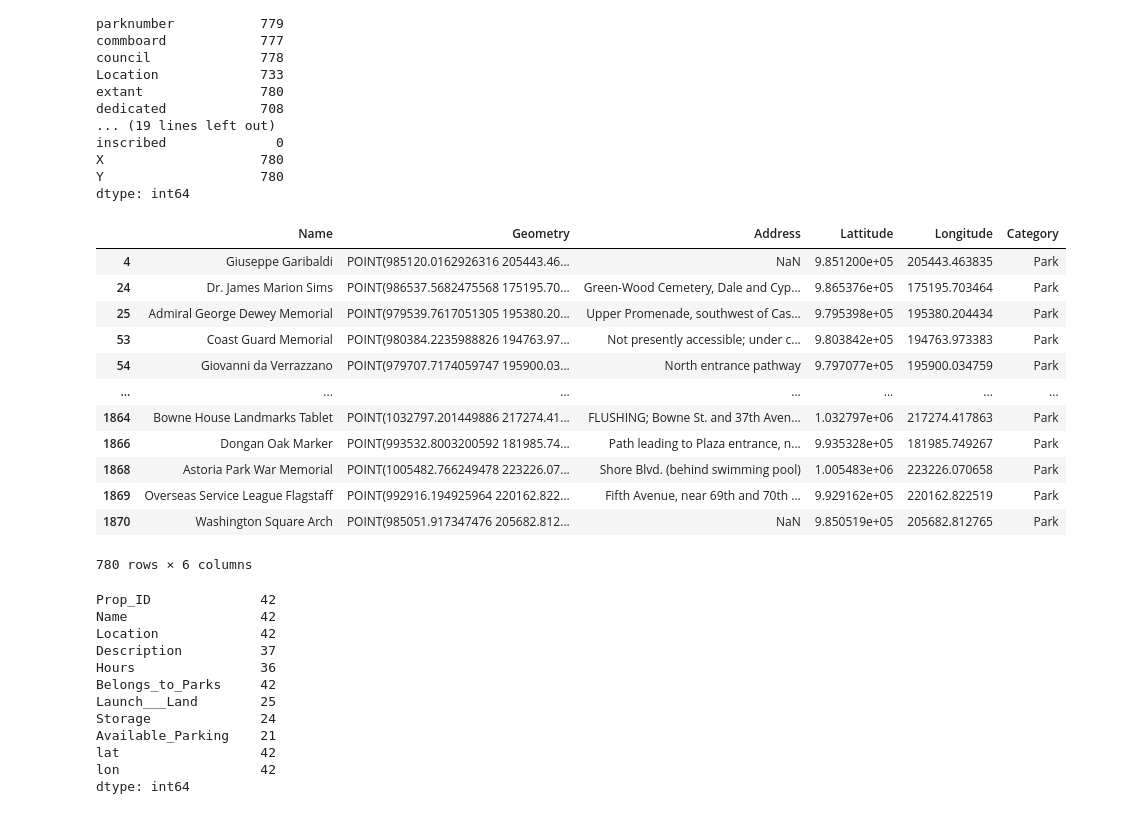
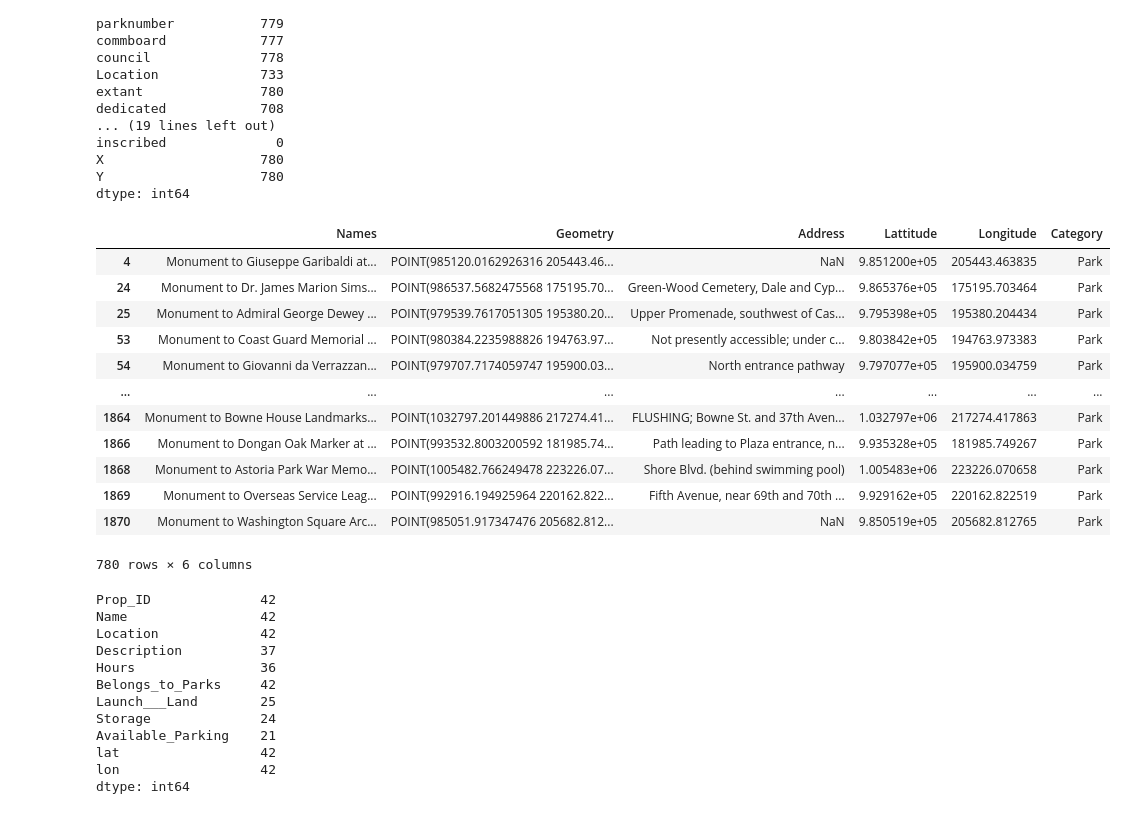
Before and after one commit to js816/New_York_-_London_Weather_Predictions, a Jupyter notebook: Attractions_data_EDA_and_cleanup.ipynb, the cells around one changed output. Drawn from its saved outputs; the diff is of its cells as text; code cells hidden in the pictures.

```diff
--- a/Attractions_data_EDA_and_cleanup.ipynb
+++ b/Attractions_data_EDA_and_cleanup.ipynb
@@ -214,27 +214,27 @@ X                    780
 Y                    780
 dtype: int64
 # %%
-parks_df = pd.DataFrame(columns=["Name", "Geometry", "Address", "Lattitude", "Longitude", "Category"])
-parks_df["Name"] = monuments_filtered["name"]
+parks_df = pd.DataFrame(columns=["Names", "Geometry", "Address", "Lattitude", "Longitude", "Category"])
+parks_df["Names"] = "Monument to " + monuments_filtered["name"] + " at " + monuments_filtered["parkname"]
 parks_df["Geometry"] = "POINT(" + monuments_filtered["X"].astype(str) + " " + monuments_filtered["Y"].astype(str) + ")"
 parks_df["Address"] = monuments_filtered["Location"]
 parks_df["Category"] = "Park"
 parks_df["Lattitude"] = monuments_filtered["X"]
 parks_df["Longitude"] = monuments_filtered["Y"]
 parks_df
 # %% [output]
-|  | Name | Geometry | Address | Lattitude | Longitude | Category |
-| 4 | Giuseppe Garibaldi | POINT(985120.0162926316 205443.46... | NaN | 9.851200e+05 | 205443.463835 | Park |
-| 24 | Dr. James Marion Sims | POINT(986537.5682475568 175195.70... | Green-Wood Cemetery, Dale and Cyp... | 9.865376e+05 | 175195.703464 | Park |
-| 25 | Admiral George Dewey Memorial | POINT(979539.7617051305 195380.20... | Upper Promenade, southwest of Cas... | 9.795398e+05 | 195380.204434 | Park |
-| 53 | Coast Guard Memorial | POINT(980384.2235988826 194763.97... | Not presently accessible; under c... | 9.803842e+05 | 194763.973383 | Park |
-| 54 | Giovanni da Verrazzano | POINT(979707.7174059747 195900.03... | North entrance pathway | 9.797077e+05 | 195900.034759 | Park |
+|  | Names | Geometry | Address | Lattitude | Longitude | Category |
+| 4 | Monument to Giuseppe Garibaldi at... | POINT(985120.0162926316 205443.46... | NaN | 9.851200e+05 | 205443.463835 | Park |
+| 24 | Monument to Dr. James Marion Sims... | POINT(986537.5682475568 175195.70... | Green-Wood Cemetery, Dale and Cyp... | 9.865376e+05 | 175195.703464 | Park |
+| 25 | Monument to Admiral George Dewey ... | POINT(979539.7617051305 195380.20... | Upper Promenade, southwest of Cas... | 9.795398e+05 | 195380.204434 | Park |
+| 53 | Monument to Coast Guard Memorial ... | POINT(980384.2235988826 194763.97... | Not presently accessible; under c... | 9.803842e+05 | 194763.973383 | Park |
+| 54 | Monument to Giovanni da Verrazzan... | POINT(979707.7174059747 195900.03... | North entrance pathway | 9.797077e+05 | 195900.034759 | Park |
 | ... | ... | ... | ... | ... | ... | ... |
-| 1864 | Bowne House Landmarks Tablet | POINT(1032797.201449886 217274.41... | FLUSHING; Bowne St. and 37th Aven... | 1.032797e+06 | 217274.417863 | Park |
-| 1866 | Dongan Oak Marker | POINT(993532.8003200592 181985.74... | Path leading to Plaza entrance, n... | 9.935328e+05 | 181985.749267 | Park |
-| 1868 | Astoria Park War Memorial | POINT(1005482.766249478 223226.07... | Shore Blvd. (behind swimming pool) | 1.005483e+06 | 223226.070658 | Park |
-| 1869 | Overseas Service League Flagstaff | POINT(992916.194925964 220162.822... | Fifth Avenue, near 69th and 70th ... | 9.929162e+05 | 220162.822519 | Park |
-| 1870 | Washington Square Arch | POINT(985051.917347476 205682.812... | NaN | 9.850519e+05 | 205682.812765 | Park |
+| 1864 | Monument to Bowne House Landmarks... | POINT(1032797.201449886 217274.41... | FLUSHING; Bowne St. and 37th Aven... | 1.032797e+06 | 217274.417863 | Park |
+| 1866 | Monument to Dongan Oak Marker at ... | POINT(993532.8003200592 181985.74... | Path leading to Plaza entrance, n... | 9.935328e+05 | 181985.749267 | Park |
+| 1868 | Monument to Astoria Park War Memo... | POINT(1005482.766249478 223226.07... | Shore Blvd. (behind swimming pool) | 1.005483e+06 | 223226.070658 | Park |
+| 1869 | Monument to Overseas Service Leag... | POINT(992916.194925964 220162.822... | Fifth Avenue, near 69th and 70th ... | 9.929162e+05 | 220162.822519 | Park |
+| 1870 | Monument to Washington Square Arc... | POINT(985051.917347476 205682.812... | NaN | 9.850519e+05 | 205682.812765 | Park |
 780 rows × 6 columns
 # %%
 kayaking_stuff_df = water_df[water_df['lat'].notnull()]
```
Also changed, not shown: parts of 6 cells of this notebook, 1 other file.
